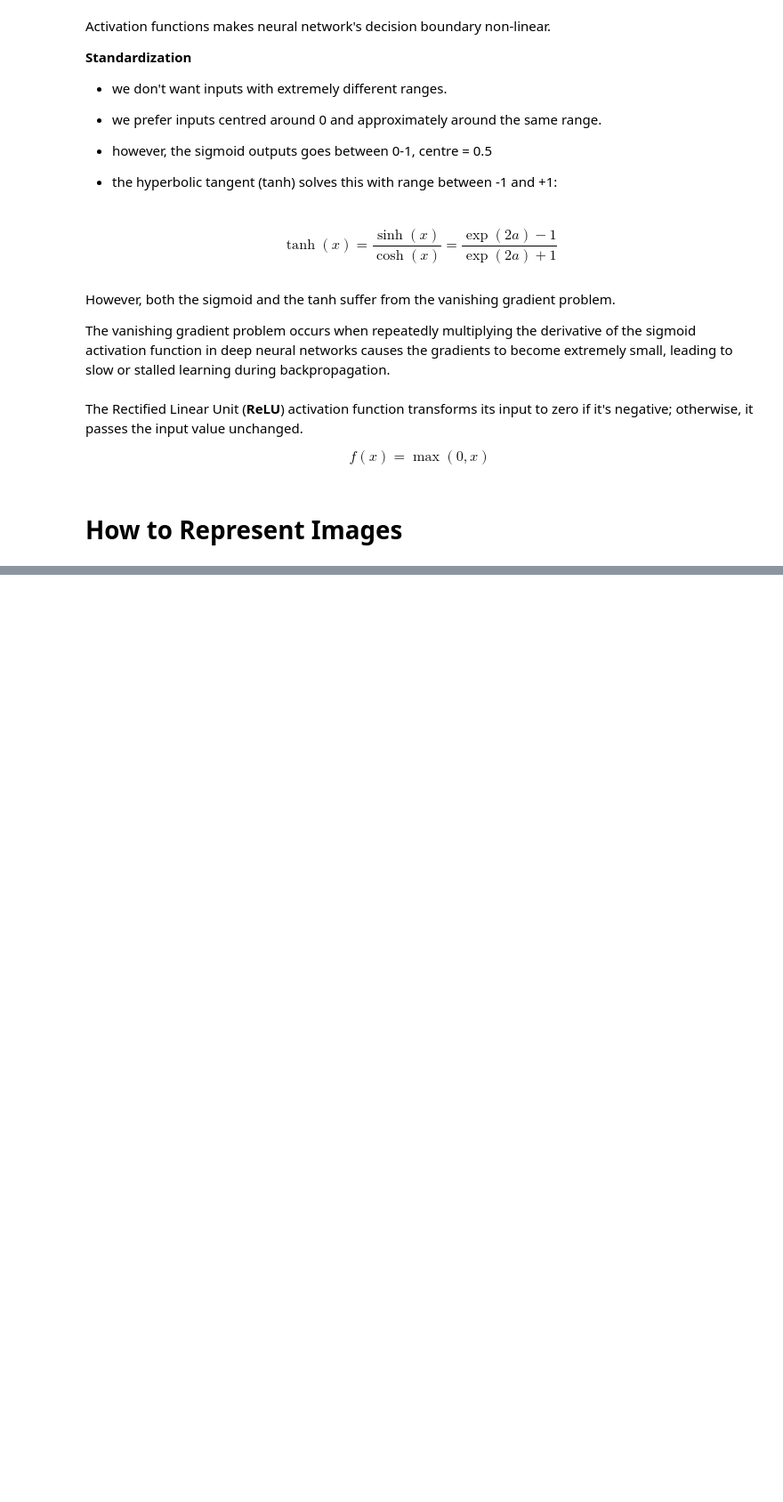
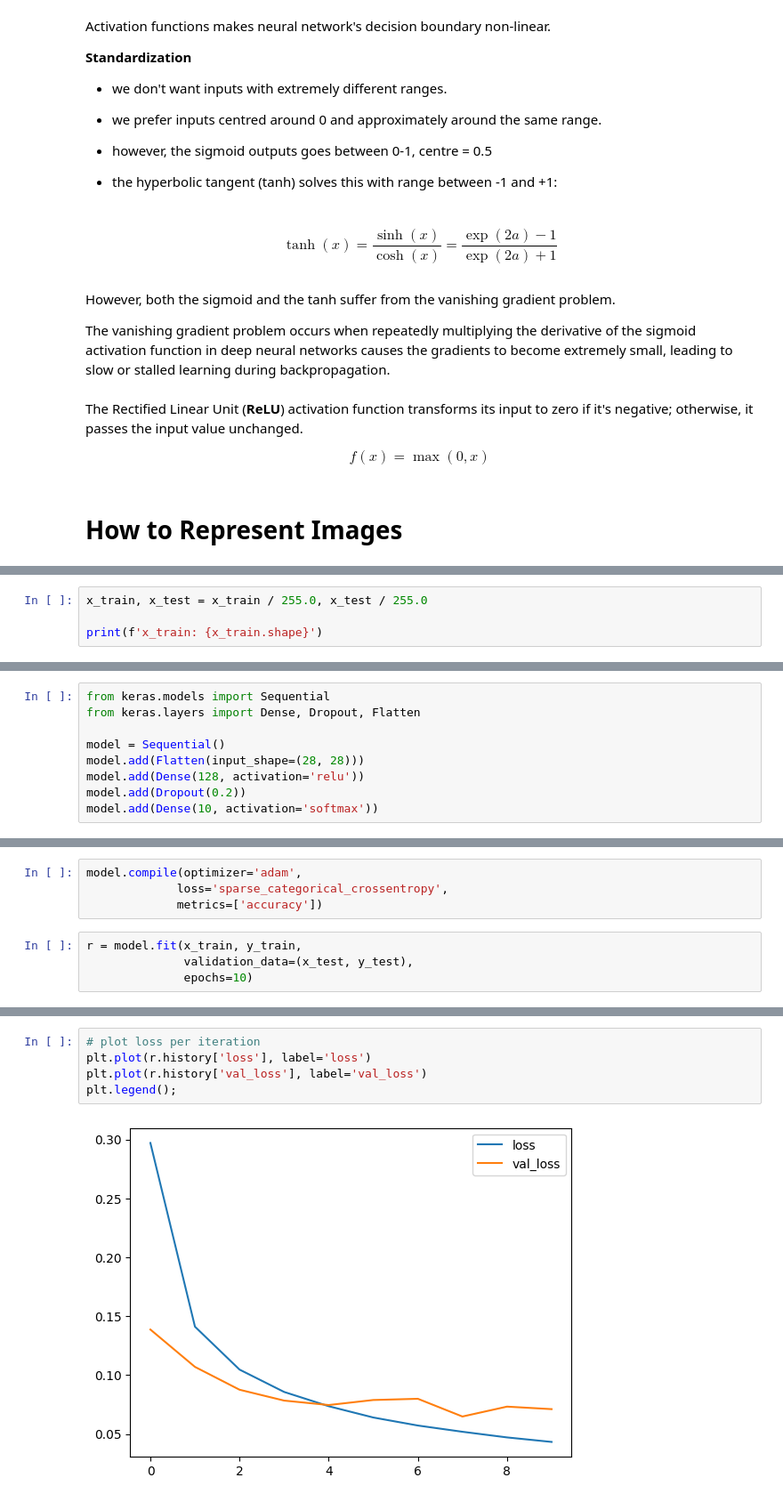
Before and after one commit to boemer00/deep_learning, a Jupyter notebook: computer_vision/04_Feedforward_Artificial_Neural_Networks.ipynb, the cells around one changed output, grey strips where cells are left out. Shown: that part at 89% size. Drawn from its saved outputs; the diff is of its cells as text; blank space fills up the shorter version.

Commit message:
updated with mnist test

```diff
--- a/computer_vision/04_Feedforward_Artificial_Neural_Networks.ipynb
+++ b/computer_vision/04_Feedforward_Artificial_Neural_Networks.ipynb
@@ -102,0 +167,4 @@ $$
+# %%
+x_train, x_test = x_train / 255.0, x_test / 255.0
+
+print(f'x_train: {x_train.shape}')
@@ -102,0 +175,9 @@ $$
+# %%
+from keras.models import Sequential
+from keras.layers import Dense, Dropout, Flatten
+
+model = Sequential()
+model.add(Flatten(input_shape=(28, 28)))
+model.add(Dense(128, activation='relu'))
+model.add(Dropout(0.2))
+model.add(Dense(10, activation='softmax'))
@@ -102,0 +209,8 @@ $$
+# %%
+model.compile(optimizer='adam',
+             loss='sparse_categorical_crossentropy',
+             metrics=['accuracy'])
+# %%
+r = model.fit(x_train, y_train,
+              validation_data=(x_test, y_test),
+              epochs=10)
@@ -102,0 +238,7 @@ $$
+# %%
+# plot loss per iteration
+plt.plot(r.history['loss'], label='loss')
+plt.plot(r.history['val_loss'], label='val_loss')
+plt.legend();
+# %% [output]
+[figure, added]
```
Also changed, not shown: parts of 27 cells of this notebook.
